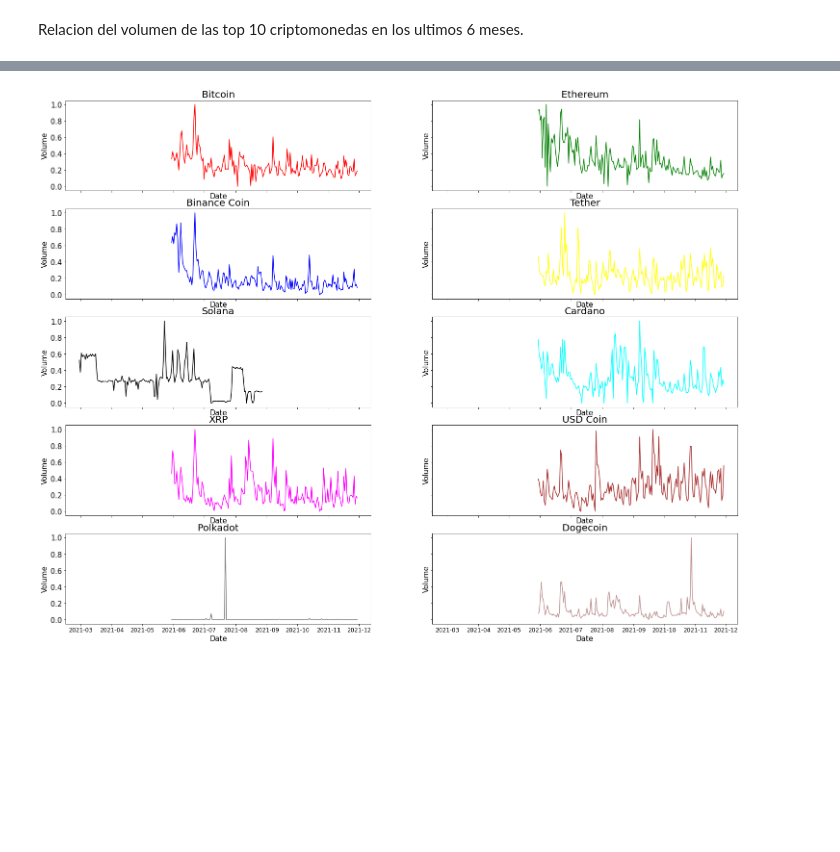
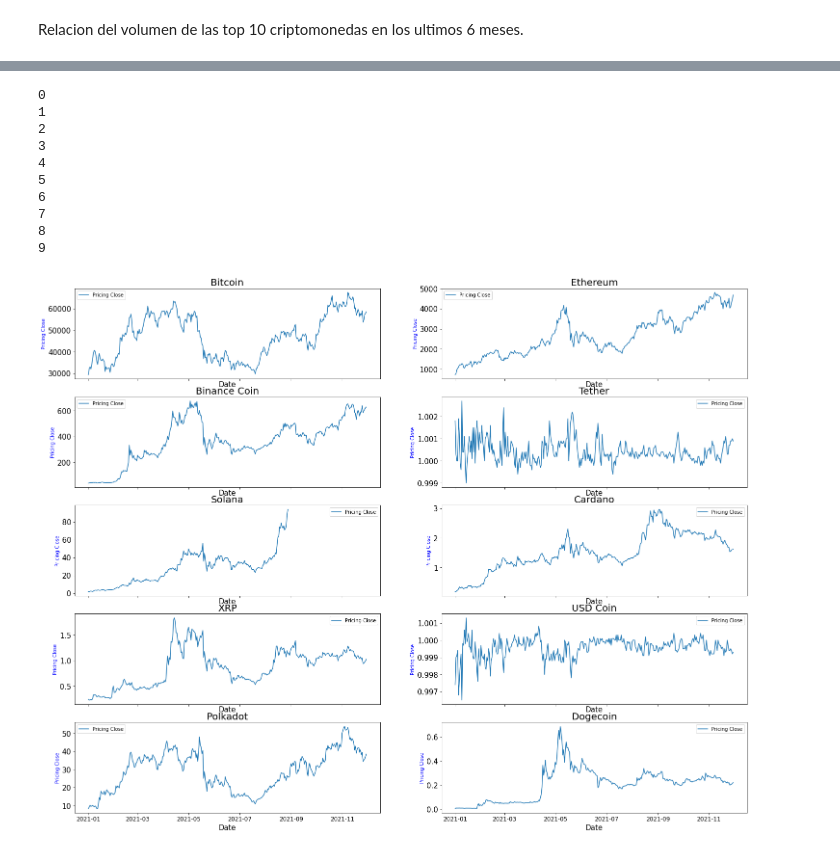
Before and after one commit to cato20/cryptocurrencies-ds, a Jupyter notebook: Proyecto_Final.ipynb, the cells around one changed output, grey strips where cells are left out. Drawn from its saved outputs; the diff is of its cells as text; code cells hidden in the pictures; blank space fills up the shorter version.

Commit message:
Added a barplot for the topthen coins and Added the pricing close for the subplots for the last 6 months

```diff
--- a/Proyecto_Final.ipynb
+++ b/Proyecto_Final.ipynb
@@ -241,2 +299,26 @@ File  ./data/topten-coins/dogecoin.csv  Created
 # %% [markdown]
 Relacion del volumen de las top 10 criptomonedas en los ultimos 6 meses.
+# %%
+colors=['red','green','blue','yellow','black','cyan','magenta','brown','gray','rosybrown'
+        ,'salmon','peachpuff','orange','gold','olive','lime','steelblue','pink','indigo']
+COLUMNS = 2
+ROWS = math.ceil(10/COLUMNS)
+fig, axs = plt.subplots(ROWS, COLUMNS, figsize=(25, 20), sharey=True, sharex=True)
+std_scaler = StandardScaler()
+
+for index,element in enumerate(filtered_top10, start=0):
+
+    current_column = index%COLUMNS
+    current_row = index//COLUMNS
+
+    ax = axs[current_row, current_column]
+    ax.plot(element['Date'], (element['Volume'] - element['Volume'].min()) / (element['Volume'].max() - element['Volume'].min()),color=colors[index],label="Volumen")
+    ax.plot(element['Date'], (element['Close'] - element['Close'].min()) / (element['Close'].max() - element['Close'].min()),label="Pricing Close")
+    ax2 = ax.twinx()
+    ax.set_ylabel('Volumen',color='red')
+    ax2.set_ylabel('Pricing Close',color='blue')
+    ax.set_xlabel('Date', size=15)
+    ax.set_title(leaderboardnames[index], fontsize=20)
+    ax.xaxis.set_tick_params(labelsize=12)
+    ax.yaxis.set_tick_params(labelsize=15)
+    ax.legend()
@@ -243,22 +327,40 @@ Relacion del volumen de las top 10 criptomonedas en los ultimos 6 meses.
+# %%
+top10_2021 = list()
+semester = relativedelta(months=12)
+for index,element in enumerate(top_10, start=0):
+    element['Date'] = pd.to_datetime(element['Date'])
+    filtered_df = element.loc[element['Date'].dt.year == 2021]
+    top10_2021.append(filtered_df)
 # %%
 colors=['red','green','blue','yellow','black','cyan','magenta','brown','gray','rosybrown'
         ,'salmon','peachpuff','orange','gold','olive','lime','steelblue','pink','indigo']
 COLUMNS = 2
 ROWS = math.ceil(10/COLUMNS)
-fig, axs = plt.subplots(ROWS, COLUMNS, figsize=(25, 20), sharey=True, sharex=True)
+fig, axs = plt.subplots(ROWS, COLUMNS, figsize=(25, 20), sharey=False, sharex=True)
 std_scaler = StandardScaler()
-
-for index,element in enumerate(filtered_top10, start=0):
+for index,element in enumerate(top10_2021, start=0):
 
     current_column = index%COLUMNS
     current_row = index//COLUMNS
 
     ax = axs[current_row, current_column]
-    ax.plot(element['Date'], (element['Volume'] - element['Volume'].min()) / (element['Volume'].max() - element['Volume'].min()),color=colors[index])
-    ax.set_ylabel('Volume', size=15)
+    ax.plot(element['Date'], element['Close'],label="Pricing Close")
+    print(index)
+    ax.set_ylabel('Pricing Close',color='blue')
     ax.set_xlabel('Date', size=15)
     ax.set_title(leaderboardnames[index], fontsize=20)
     ax.xaxis.set_tick_params(labelsize=12)
     ax.yaxis.set_tick_params(labelsize=15)
+    ax.legend()
 # %% [output]
+0
+1
+2
+3
+4
+5
+6
+7
+8
+9
-[figure, old version]
+[figure, new version]
```
Also changed, not shown: parts of 8 cells of this notebook.
